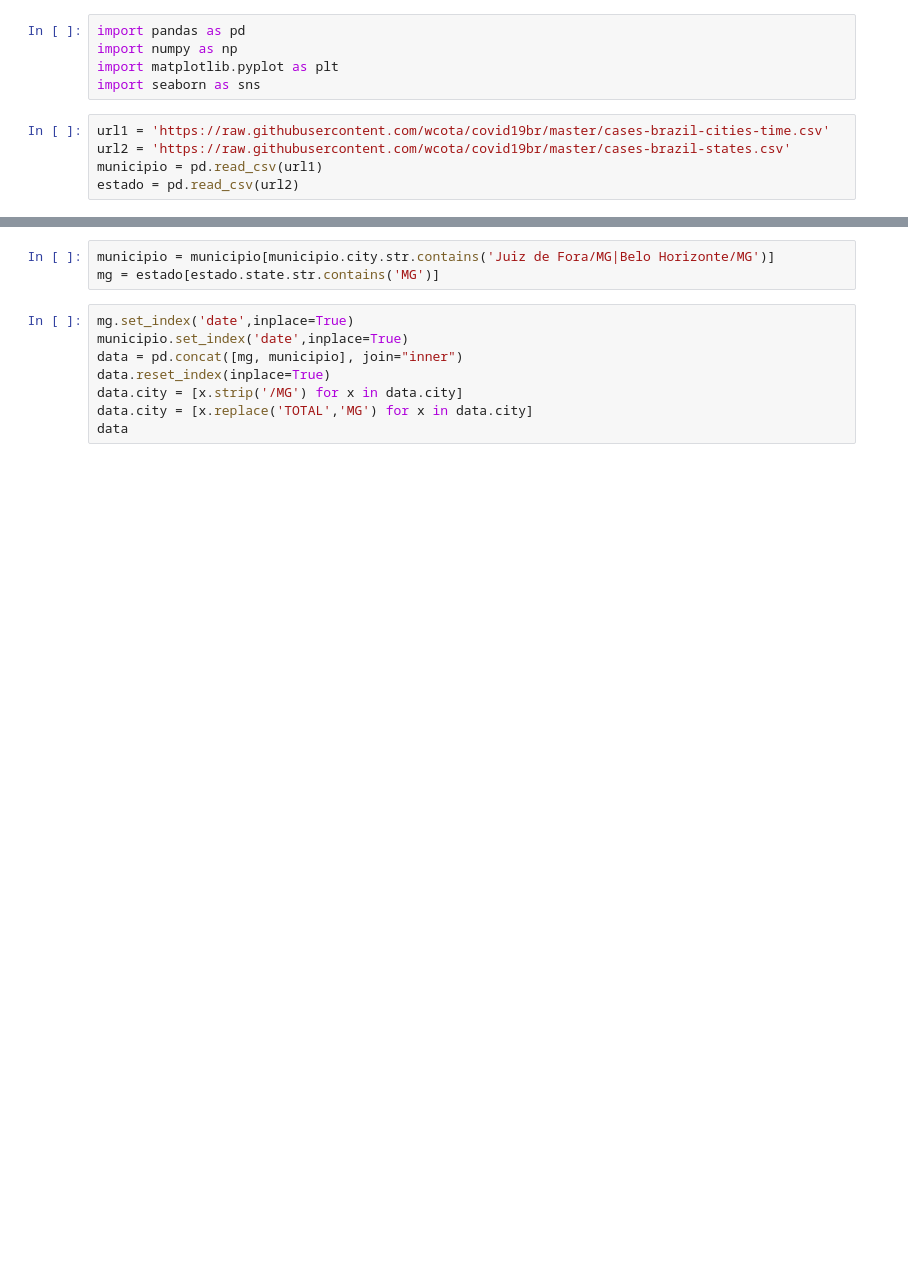
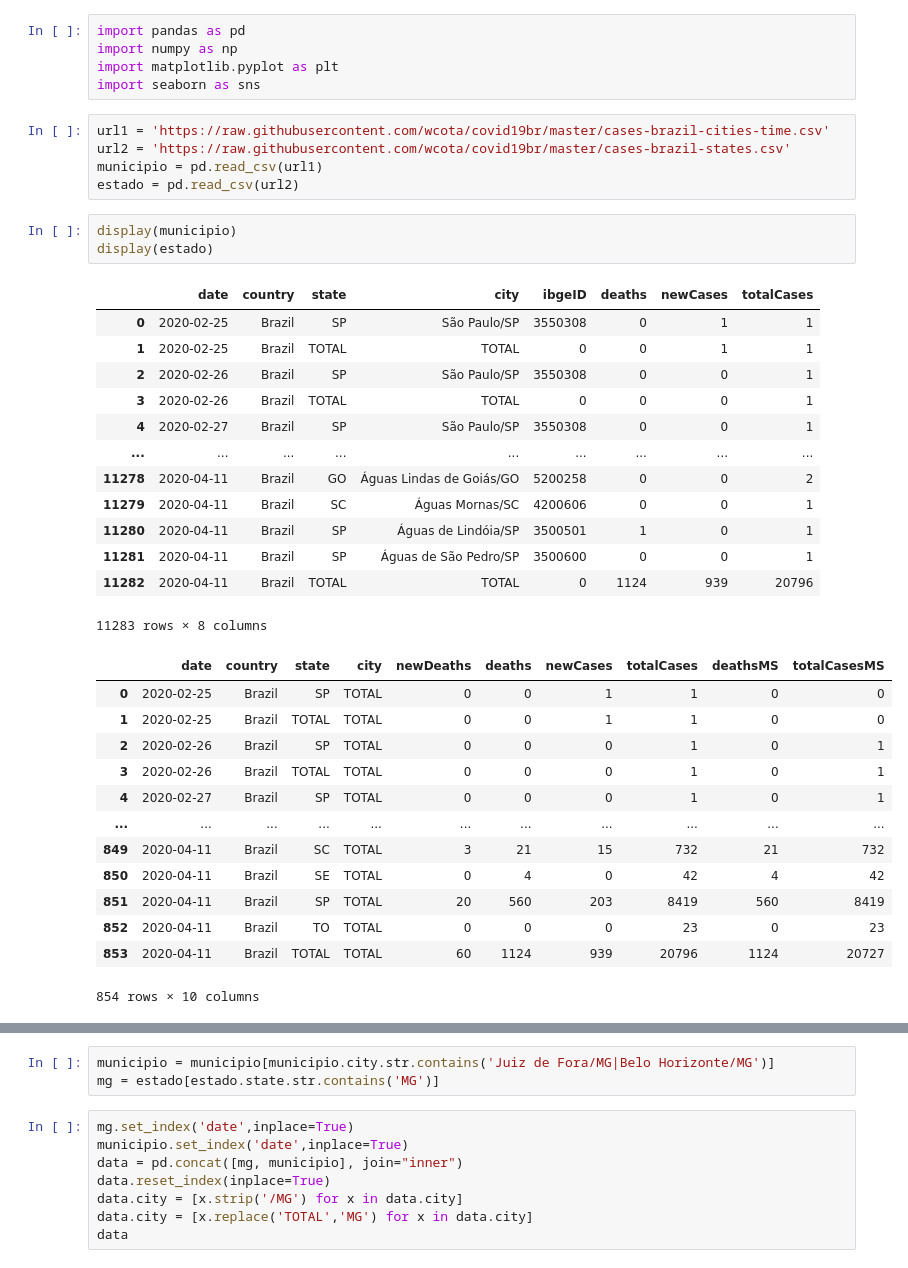
Before and after one commit to pontorezende/COVID19-MG, a Jupyter notebook: covid19-MG-BH-JF.ipynb, the cells around one changed output, grey strips where cells are left out. Drawn from its saved outputs; the diff is of its cells as text; blank space fills up the shorter version.

```diff
--- a/covid19-MG-BH-JF.ipynb
+++ b/covid19-MG-BH-JF.ipynb
@@ -8,3 +8,33 @@ url1 = 'https://raw.githubusercontent.com/wcota/covid19br/master/cases-brazil-ci
 url2 = 'https://raw.githubusercontent.com/wcota/covid19br/master/cases-brazil-states.csv'
 municipio = pd.read_csv(url1)
 estado = pd.read_csv(url2)
+# %%
+display(municipio)
+display(estado)
+# %% [output]
+|  | date | country | state | city | ibgeID | deaths | newCases | totalCases |
+| 0 | 2020-02-25 | Brazil | SP | São Paulo/SP | 3550308 | 0 | 1 | 1 |
+| 1 | 2020-02-25 | Brazil | TOTAL | TOTAL | 0 | 0 | 1 | 1 |
+| 2 | 2020-02-26 | Brazil | SP | São Paulo/SP | 3550308 | 0 | 0 | 1 |
+| 3 | 2020-02-26 | Brazil | TOTAL | TOTAL | 0 | 0 | 0 | 1 |
+| 4 | 2020-02-27 | Brazil | SP | São Paulo/SP | 3550308 | 0 | 0 | 1 |
+| ... | ... | ... | ... | ... | ... | ... | ... | ... |
+| 11278 | 2020-04-11 | Brazil | GO | Águas Lindas de Goiás/GO | 5200258 | 0 | 0 | 2 |
+| 11279 | 2020-04-11 | Brazil | SC | Águas Mornas/SC | 4200606 | 0 | 0 | 1 |
+| 11280 | 2020-04-11 | Brazil | SP | Águas de Lindóia/SP | 3500501 | 1 | 0 | 1 |
+| 11281 | 2020-04-11 | Brazil | SP | Águas de São Pedro/SP | 3500600 | 0 | 0 | 1 |
+| 11282 | 2020-04-11 | Brazil | TOTAL | TOTAL | 0 | 1124 | 939 | 20796 |
+11283 rows × 8 columns
+|  | date | country | state | city | newDeaths | deaths | newCases | totalCases | deathsMS | totalCasesMS |
+| 0 | 2020-02-25 | Brazil | SP | TOTAL | 0 | 0 | 1 | 1 | 0 | 0 |
+| 1 | 2020-02-25 | Brazil | TOTAL | TOTAL | 0 | 0 | 1 | 1 | 0 | 0 |
+| 2 | 2020-02-26 | Brazil | SP | TOTAL | 0 | 0 | 0 | 1 | 0 | 1 |
+| 3 | 2020-02-26 | Brazil | TOTAL | TOTAL | 0 | 0 | 0 | 1 | 0 | 1 |
+| 4 | 2020-02-27 | Brazil | SP | TOTAL | 0 | 0 | 0 | 1 | 0 | 1 |
+| ... | ... | ... | ... | ... | ... | ... | ... | ... | ... | ... |
+| 849 | 2020-04-11 | Brazil | SC | TOTAL | 3 | 21 | 15 | 732 | 21 | 732 |
+| 850 | 2020-04-11 | Brazil | SE | TOTAL | 0 | 4 | 0 | 42 | 4 | 42 |
+| 851 | 2020-04-11 | Brazil | SP | TOTAL | 20 | 560 | 203 | 8419 | 560 | 8419 |
+| 852 | 2020-04-11 | Brazil | TO | TOTAL | 0 | 0 | 0 | 23 | 0 | 23 |
+| 853 | 2020-04-11 | Brazil | TOTAL | TOTAL | 60 | 1124 | 939 | 20796 | 1124 | 20727 |
+854 rows × 10 columns
```
Also changed, not shown: parts of 3 cells of this notebook.
